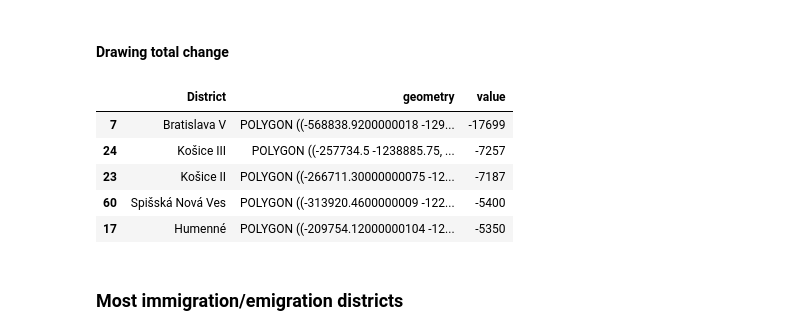
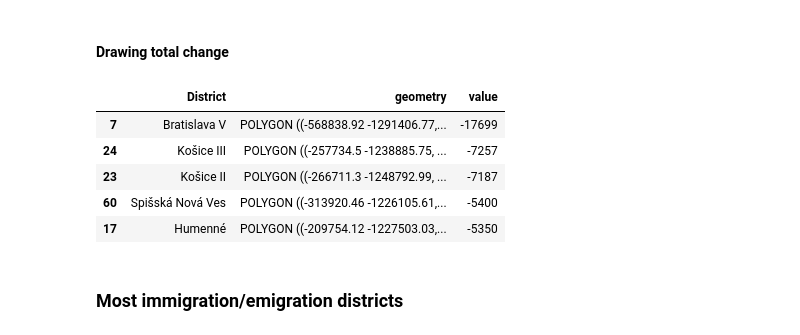
Before and after one commit to jatofi-official/migration-eu-analysis, a Jupyter notebook: Notebooks/Slovakia/district_migration.ipynb, the cells around one changed output. Drawn from its saved outputs; the diff is of its cells as text; code cells hidden in the pictures.

Commit message:
Added total district migration

```diff
--- a/Notebooks/Slovakia/district_migration.ipynb
+++ b/Notebooks/Slovakia/district_migration.ipynb
@@ -46,7 +56,7 @@ def district_value_total(table,ascending = True):
         data.append({"District":name,
                      "geometry":geography,
                      "value":total})
-    result_df = pd.DataFrame(data)
+    result_df = geopandas.GeoDataFrame(data)
     result_df.sort_values(by="value",ascending=ascending,inplace=True)
     # display(result_df.head())
     return result_df
@@ -149,14 +161,15 @@ def draw_districts(table, target_column, color_scheme="rgb", title_label="", col
 # %%
 #Total change
 total_table = district_value_total(districts_net_migration,True)
-draw_districts(total_table,"value",title_label="Total district migration from 1995 to 2023")
+display(total_table.head())
+# draw_districts(total_table,target_column="value",title_label="Total district migration from 1995 to 2023",colorbar_label="Total migration change",filename="total_district_change.png")
 # %% [output]
 |  | District | geometry | value |
-| 7 | Bratislava V | POLYGON ((-568838.9200000018 -129... | -17699 |
+| 7 | Bratislava V | POLYGON ((-568838.92 -1291406.77,... | -17699 |
 | 24 | Košice III | POLYGON ((-257734.5 -1238885.75, ... | -7257 |
-| 23 | Košice II | POLYGON ((-266711.30000000075 -12... | -7187 |
-| 60 | Spišská Nová Ves | POLYGON ((-313920.4600000009 -122... | -5400 |
-| 17 | Humenné | POLYGON ((-209754.12000000104 -12... | -5350 |
+| 23 | Košice II | POLYGON ((-266711.3 -1248792.99, ... | -7187 |
+| 60 | Spišská Nová Ves | POLYGON ((-313920.46 -1226105.61,... | -5400 |
+| 17 | Humenné | POLYGON ((-209754.12 -1227503.03,... | -5350 |
 # %% [markdown]
 ### Most immigration/emigration districts
 # %%
```
Also changed, not shown: parts of 4 cells of this notebook, 1 other file.
